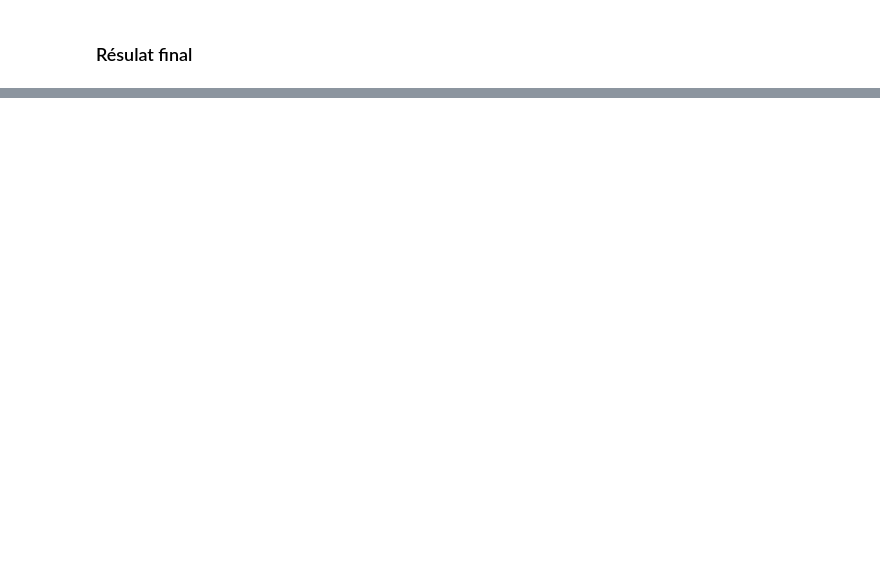
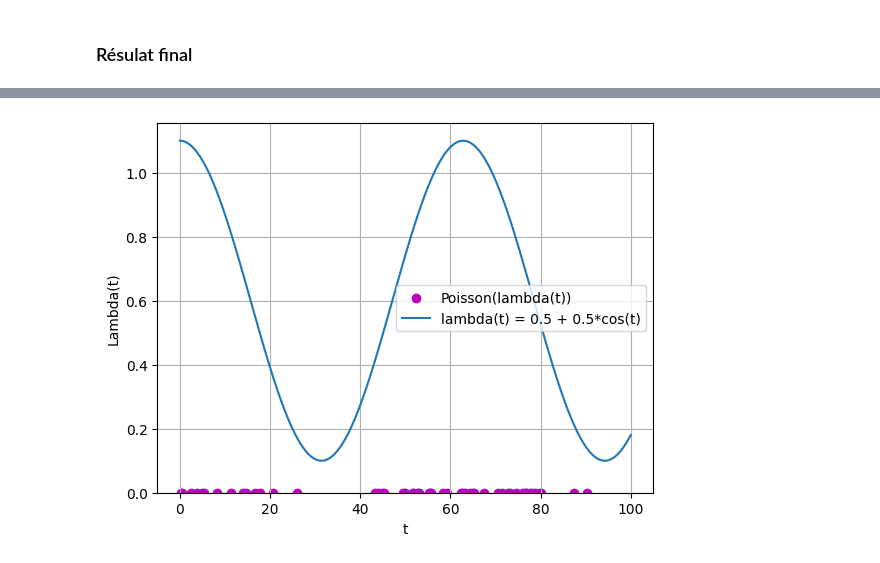
Before and after one commit to LeoMicollet/M2internship-HRE, a Jupyter notebook: Essais_poisson.ipynb, the cells around one changed output, grey strips where cells are left out. Saved outputs shown, nothing was run; the diff lists cells and outputs as text; code cells hidden in the pictures; blank space fills up the shorter version.

```diff
--- a/Essais_poisson.ipynb
+++ b/Essais_poisson.ipynb
@@ -92,0 +93,16 @@ plt.savefig('Poisson_inhom.png')
+# %%
+plt.scatter(filtered_T, [0]*len(filtered_T), color='m', label = 'Poisson(lambda(t))')
+#plt.scatter(T,np.array(U)*Lambda_bar, color='g', label = 'Poisson(4)')
+plt.plot(np.linspace(0,Tmax, 1000), Lambda_nh(np.linspace(0,Tmax, 1000)), label='lambda(t) = 0.5 + 0.5*cos(t)')
+#plt.axhline(y=Lambda_bar, color='r', linestyle='--', label='y = 4')
+plt.ylim(0)
+
+plt.xlabel('t')
+plt.ylabel('Lambda(t)')
+plt.legend()
+
+# Show plot
+plt.grid(True)
+plt.savefig("Reject_sampl_vide.png")
+# %% [output]
+[figure, added]
```
Also changed, not shown: parts of 7 cells of this notebook, 6 other files.
